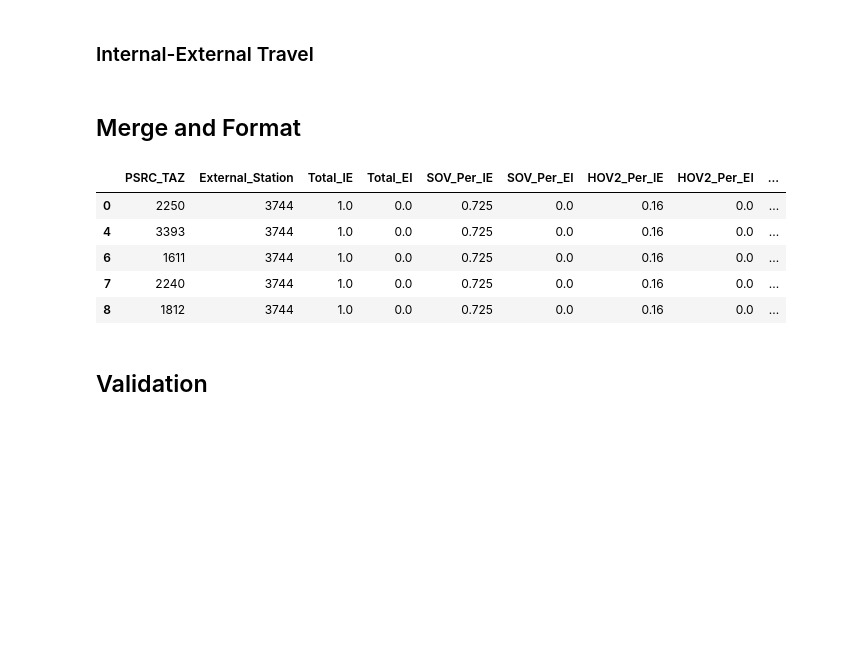
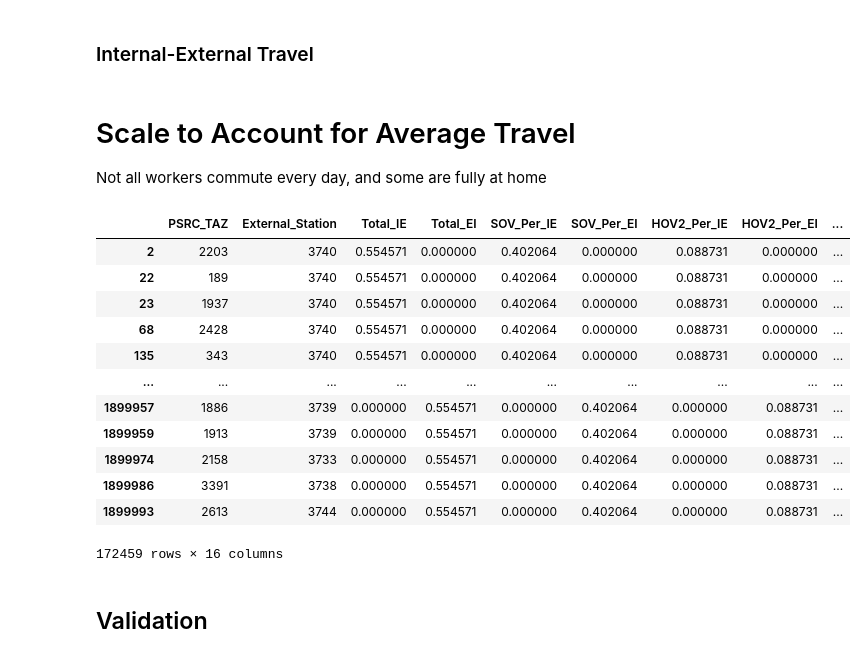
Before and after one commit to psrc/travel-modeling, a Jupyter notebook: base_year/external_trip_distribution.ipynb, the cells around one changed output. Saved outputs shown, nothing was run; the diff lists cells and outputs as text; code cells hidden in the pictures; blank space fills up the shorter version.

Commit message:
adding scaling to externals to account for WFH

```diff
--- a/base_year/external_trip_distribution.ipynb
+++ b/base_year/external_trip_distribution.ipynb
@@ -14,7 +14,7 @@ A census block file was updated in ArcGIS to include a likely external station f
 While workers may use other stations in many cases, this is a best guess for where people will enter/leave the region.
 # %%
 # Load shapefile of 2020 census blocks in adjacent counties were separated into likely external zone locations.
-block_ext_gdf = gpd.read_file(r'R:\e2projects_two\2023_base_year\externals\externals_blocks2020.shp')
+block_ext_gdf = gpd.read_file(r'R:\e2projects_two\2023_base_year\externals\externals_blocks2020_v4.shp')
 # Create a lookup file for GEOID and TAZ, starting with these external zones
 block_taz_df = block_ext_gdf[['GEOID20','EXT_STA']].copy()
 block_taz_df.rename(columns={'EXT_STA': 'taz'}, inplace=True)
@@ -154,24 +154,69 @@ df_ie = df_ie[['PSRC_TAZ','External_Station','Total_IE',
                'SOV_Per_IE','HOV2_Per_IE','HOV3_Per_IE',
                'SOV_Veh_IE','HOV2_Veh_IE','HOV3_Veh_IE']]
 # %% [markdown]
-## Merge and Format
+# Scale to Account for Average Travel
+Not all workers commute every day, and some are fully at home
 # %%
+# Merge and Format the data
+
 # Append the two datasets even though unique columns are used for each; fill na with zero
 # This matches the format of an older version and works with the current code
 df = df_ie.append(df_ei).fillna(0)
-df = df[['PSRC_TAZ', 'External_Station', 'Total_IE', 'Total_EI',
+col_list = ['PSRC_TAZ', 'External_Station', 'Total_IE', 'Total_EI',
         'SOV_Per_IE', 'SOV_Per_EI', 'HOV2_Per_IE', 'HOV2_Per_EI',
         'HOV3_Per_IE', 'HOV3_Per_EI', 'SOV_Veh_IE', 'SOV_Veh_EI',
-        'HOV2_Veh_IE', 'HOV2_Veh_EI', 'HOV3_Veh_IE','HOV3_Veh_EI']]
+        'HOV2_Veh_IE', 'HOV2_Veh_EI', 'HOV3_Veh_IE','HOV3_Veh_EI']
+df = df[col_list]
+
+travel_col_list = ['Total_IE', 'Total_EI',
+        'SOV_Per_IE', 'SOV_Per_EI', 'HOV2_Per_IE', 'HOV2_Per_EI',
+        'HOV3_Per_IE', 'HOV3_Per_EI', 'SOV_Veh_IE', 'SOV_Veh_EI',
+        'HOV2_Veh_IE', 'HOV2_Veh_EI', 'HOV3_Veh_IE','HOV3_Veh_EI']
+
+# Source: daysim-formatted validation summary: validation-notebook/validation_scripts/telecommute.html
+wfh_share = 0.1361    # worker type: WFH
+telework_share = 0.1066    # worker type: telecommuter
+commuter_share = (1-wfh_share-telework_share)    # worker type: commuter
+
+# Average number of telecommuters making work tours
+teleworkers_commute_rate = 0.3354    # (work tours> 0)
+commuter_commuter_rate = 0.7052
+# Likelihood of a commuter traveling to work on a given day
+
+########## CALIBRATION ##########
+# The above resulted in less travel than expected at external stations
+# To adjust, we can assume a lower wfh_share since King County
+# is driving the high share and places outside of King had rates closer to 10% in 2023
+wfh_share = 0.10
+# Telecommuters were more like 5% outside of King
+telework_share = 0.05
+# recompute commuter_share
+commuter_share = (1-wfh_share-telework_share)
+#################################
+
+# Calcualte reduction factor across all trips
+reduction_factor = (telework_share*teleworkers_commute_rate)+(commuter_share*commuter_commuter_rate)
+# First remove all fully WFH people
+df[travel_col_list] = df[travel_col_list]*(1-wfh_share)
+# Then apply the reduction factor to those remaining commuters and teleworkers,
+# to account for likelihood of travel in the given day
+df[travel_col_list] = df[travel_col_list]*reduction_factor
 # %%
-df.head()
+df
 # %% [output]
 |  | PSRC_TAZ | External_Station | Total_IE | Total_EI | SOV_Per_IE | SOV_Per_EI | HOV2_Per_IE | HOV2_Per_EI | ... |
-| 0 | 2250 | 3744 | 1.0 | 0.0 | 0.725 | 0.0 | 0.16 | 0.0 | ... |
-| 4 | 3393 | 3744 | 1.0 | 0.0 | 0.725 | 0.0 | 0.16 | 0.0 | ... |
-| 6 | 1611 | 3744 | 1.0 | 0.0 | 0.725 | 0.0 | 0.16 | 0.0 | ... |
-| 7 | 2240 | 3744 | 1.0 | 0.0 | 0.725 | 0.0 | 0.16 | 0.0 | ... |
-| 8 | 1812 | 3744 | 1.0 | 0.0 | 0.725 | 0.0 | 0.16 | 0.0 | ... |
+| 2 | 2203 | 3740 | 0.554571 | 0.000000 | 0.402064 | 0.000000 | 0.088731 | 0.000000 | ... |
+| 22 | 189 | 3740 | 0.554571 | 0.000000 | 0.402064 | 0.000000 | 0.088731 | 0.000000 | ... |
+| 23 | 1937 | 3740 | 0.554571 | 0.000000 | 0.402064 | 0.000000 | 0.088731 | 0.000000 | ... |
+| 68 | 2428 | 3740 | 0.554571 | 0.000000 | 0.402064 | 0.000000 | 0.088731 | 0.000000 | ... |
+| 135 | 343 | 3740 | 0.554571 | 0.000000 | 0.402064 | 0.000000 | 0.088731 | 0.000000 | ... |
+| ... | ... | ... | ... | ... | ... | ... | ... | ... | ... |
+| 1899957 | 1886 | 3739 | 0.000000 | 0.554571 | 0.000000 | 0.402064 | 0.000000 | 0.088731 | ... |
+| 1899959 | 1913 | 3739 | 0.000000 | 0.554571 | 0.000000 | 0.402064 | 0.000000 | 0.088731 | ... |
+| 1899974 | 2158 | 3733 | 0.000000 | 0.554571 | 0.000000 | 0.402064 | 0.000000 | 0.088731 | ... |
+| 1899986 | 3391 | 3738 | 0.000000 | 0.554571 | 0.000000 | 0.402064 | 0.000000 | 0.088731 | ... |
+| 1899993 | 2613 | 3744 | 0.000000 | 0.554571 | 0.000000 | 0.402064 | 0.000000 | 0.088731 | ... |
+172459 rows × 16 columns
 # %%
 df.to_csv(r'R:\e2projects_two\2023_base_year\externals\external_trip_distribution.csv')
 # %% [markdown]
```
Also changed, not shown: parts of 12 cells of this notebook.
